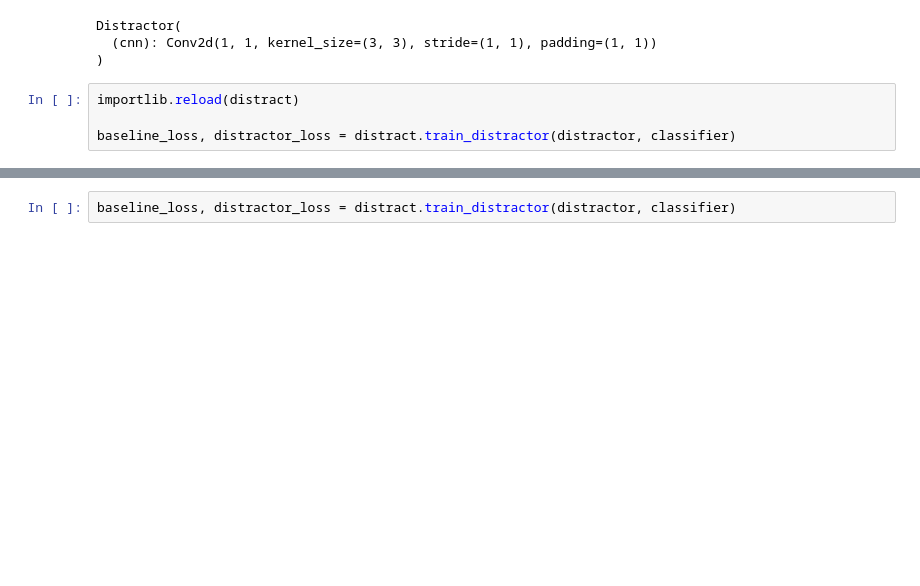
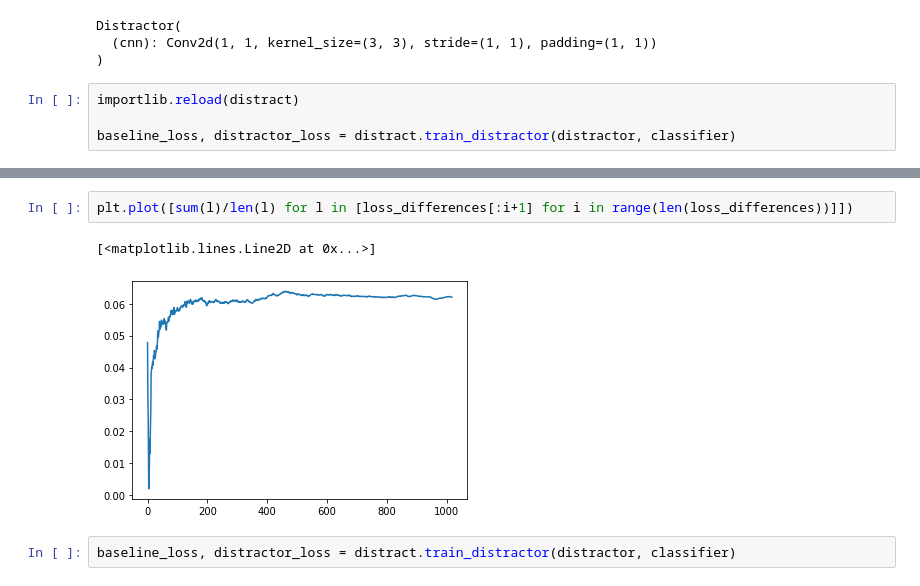
Before and after one commit to TheDylanM/REDI-utwente, a Jupyter notebook: src/awesome_GNN/gradcam.ipynb, the cells around one changed output, grey strips where cells are left out. Drawn from its saved outputs; the diff is of its cells as text; blank space fills up the shorter version.

```diff
--- a/src/awesome_GNN/gradcam.ipynb
+++ b/src/awesome_GNN/gradcam.ipynb
@@ -35,3 +37,8 @@ plt.show()
+# %%
+plt.plot([sum(l)/len(l) for l in [loss_differences[:i+1] for i in range(len(loss_differences))]])
+# %% [output]
+[<matplotlib.lines.Line2D at 0x...>]
+[figure, added]
 # %%
 baseline_loss, distractor_loss = distract.train_distractor(distractor, classifier)
 # %%
```
Also changed, not shown: parts of 3 cells of this notebook, 4 other files.
